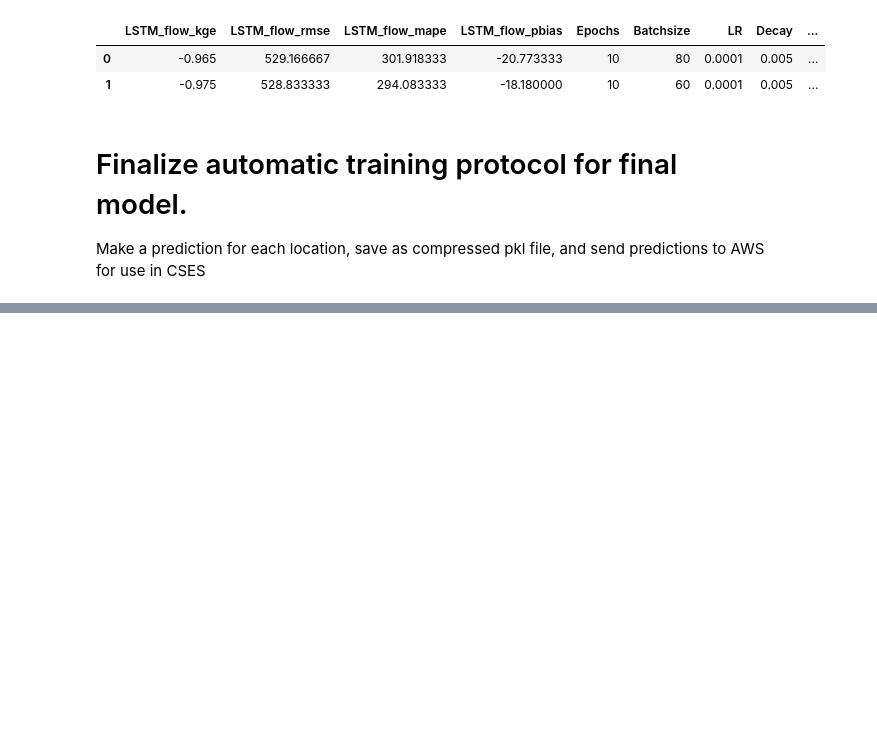
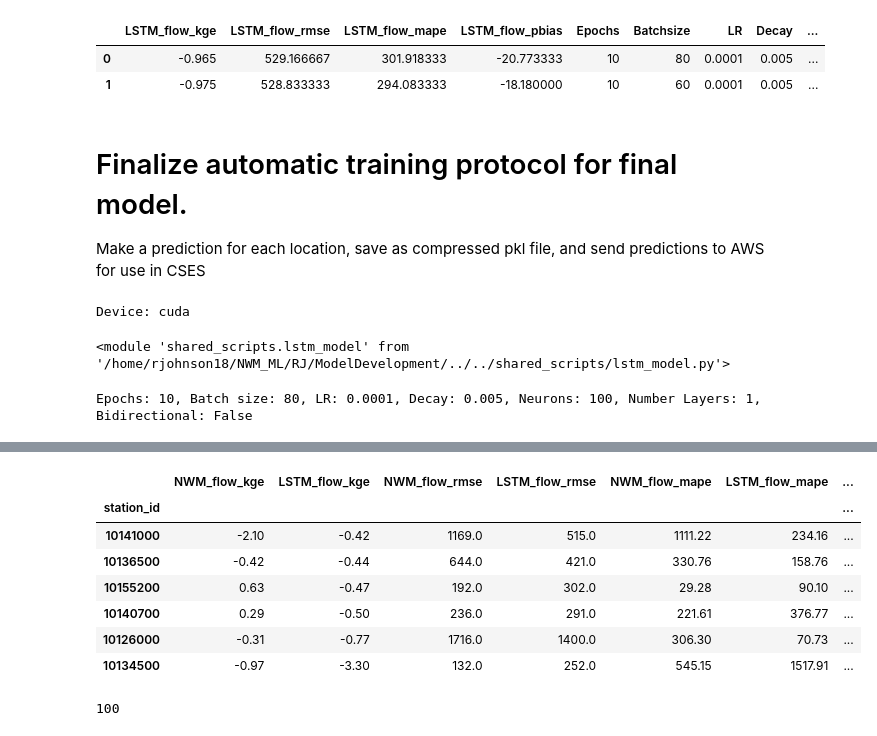
Before and after one commit to whitelightning450/NWM_ML, a Jupyter notebook: RJ/ModelDevelopment/lstm.ipynb, the cells around one changed output, grey strips where cells are left out. Drawn from its saved outputs; the diff is of its cells as text; code cells hidden in the pictures; blank space fills up the shorter version.

```diff
--- a/RJ/ModelDevelopment/lstm.ipynb
+++ b/RJ/ModelDevelopment/lstm.ipynb
@@ -269,8 +160,8 @@ Device: cuda
 # parameters
 epochs = [10] #early stopping - Savalan is lookin into it
 batch_size = [60,80]
-learning_rate = [0.0001] #initial rate
-decay = [0.005] #reduces to
+learning_rate = [0.00001] #initial rate
+decay = [0.00005] #reduces to
 neurons = [100]
 num_layers = [1]
 shuffle = [True]
@@ -282,7 +173,7 @@ loss_func = nn.MSELoss()
 training_params = epochs, batch_size, learning_rate, decay, neurons, num_layers, bidirectional
 model_params = bidirectional, input_shape, neurons, num_layers
 
-GS_Eval_DF, GS_Eval_dict = lstm_model.LSTM_optimization(training_params,
+GS_Eval_DF, GS_Eval_dict, GS_Pred_dict = lstm_model.LSTM_optimization(training_params,
                             loss_func,
                             x_train_scaled_t,
                             y_train_scaled_t,
@@ -352,20 +243,27 @@ Run Time: 7.745797157287598 seconds
 # %% [markdown]
 # Finalize automatic training protocol for final model.
 Make a prediction for each location, save as compressed pkl file, and send predictions to AWS for use in CSES
+# %%
+import importlib
+importlib.reload(lstm_model)
+# %% [output]
+Device: cuda
+<module 'shared_scripts.lstm_model' from '/home/rjohnson18/NWM_ML/RJ/ModelDevelopment/../../shared_scripts/lstm_model.py'>
 # %%
 #convert the MLP final model to lstm
 
-Eval_DF, Preds_Dict = mlp_model.Final_Model(GS_Eval_DF,
+Eval_DF, Preds_Dict = lstm_model.Final_Model(df,
+                GS_Eval_DF,
                 x_train_scaled_t,
                 y_train_scaled_t,
                 loss_func,
                 model_path,
                 modelname,
                 test_years,
-                stations,
-                x_test_temp,
-                x_test_scaled,
-                y_test_temp,
+                X_test_dic,
                 StreamStats,
-                station_index_list)
+                supply,
+                shuffle)
 Eval_DF
+# %% [output]
+Epochs: 10, Batch size: 80, LR: 0.0001, Decay: 0.005, Neurons: 100, Number Layers: 1, Bidirectional: False
@@ -371,0 +282,12 @@ Eval_DF
+|  | NWM_flow_kge | LSTM_flow_kge | NWM_flow_rmse | LSTM_flow_rmse | NWM_flow_mape | LSTM_flow_mape | ... |
+| station_id |  |  |  |  |  |  | ... |
+| 10141000 | -2.10 | -0.42 | 1169.0 | 515.0 | 1111.22 | 234.16 | ... |
+| 10136500 | -0.42 | -0.44 | 644.0 | 421.0 | 330.76 | 158.76 | ... |
+| 10155200 | 0.63 | -0.47 | 192.0 | 302.0 | 29.28 | 90.10 | ... |
+| 10140700 | 0.29 | -0.50 | 236.0 | 291.0 | 221.61 | 376.77 | ... |
+| 10126000 | -0.31 | -0.77 | 1716.0 | 1400.0 | 306.30 | 70.73 | ... |
+| 10134500 | -0.97 | -3.30 | 132.0 | 252.0 | 545.15 | 1517.91 | ... |
+# %%
+GS_Eval_DF['Neurons'].values[0].tolist()
+# %% [output]
+100
```
Also changed, not shown: parts of 6 cells of this notebook, 7 other files.
